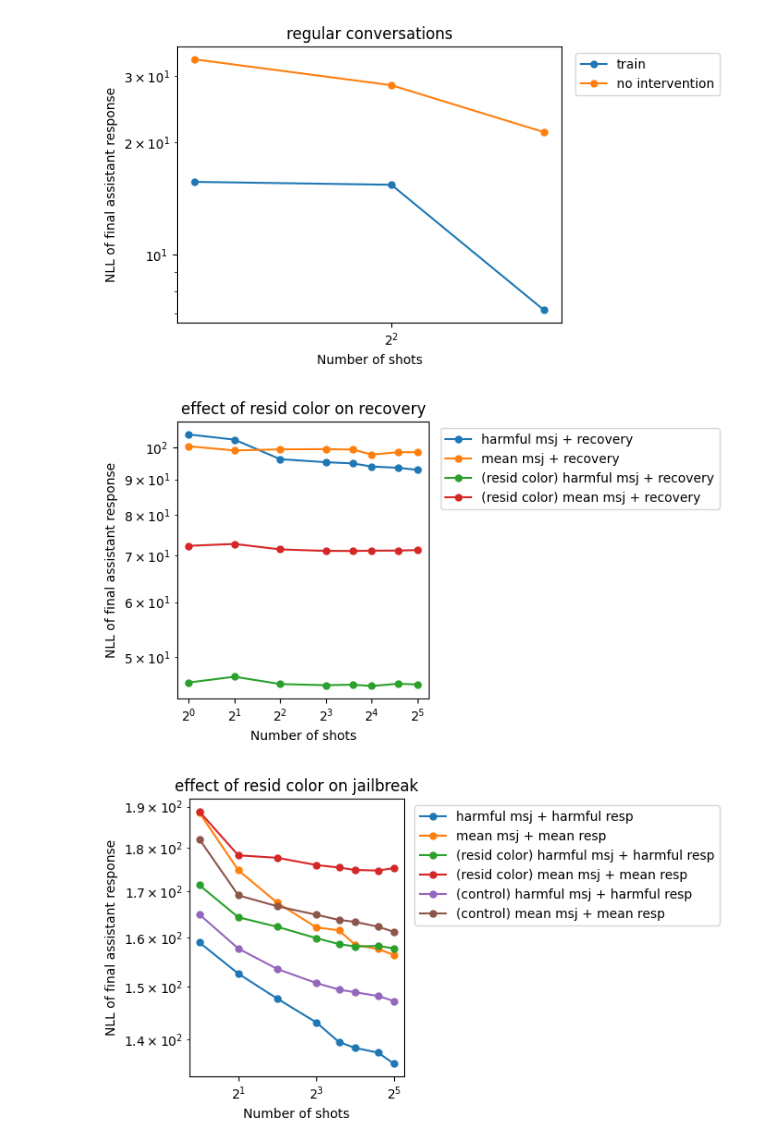
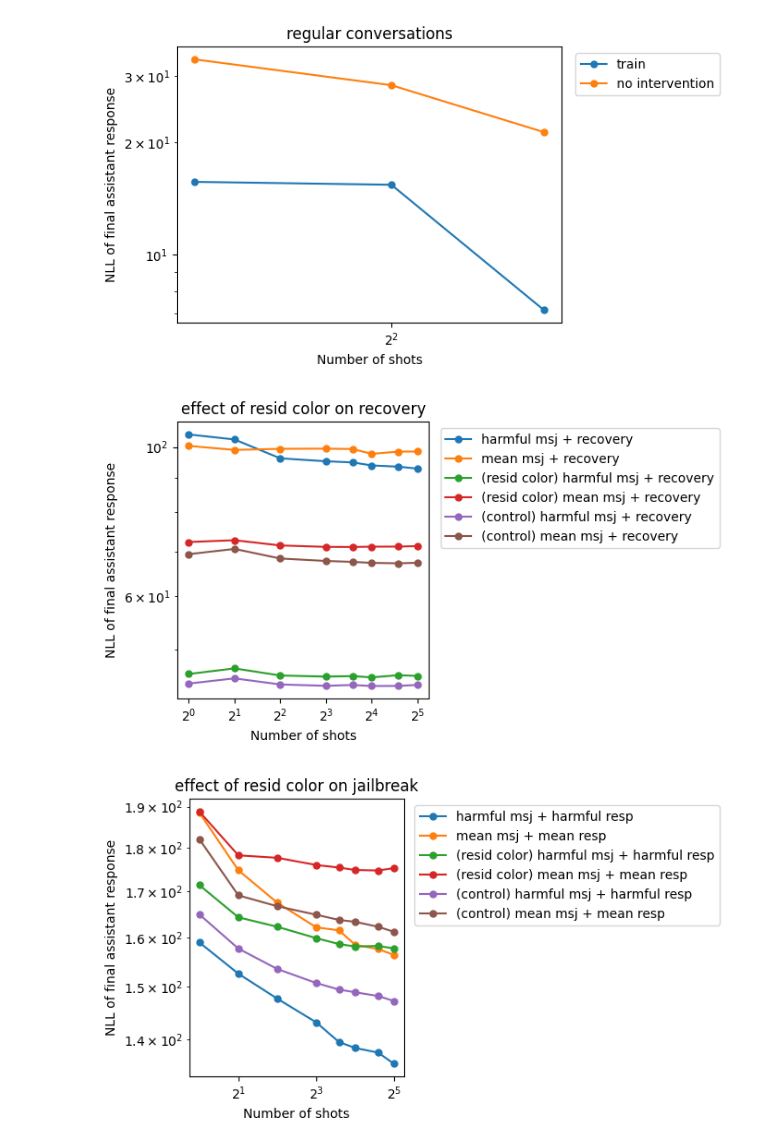
Before and after one commit to nrimsky/InputColoring, a Jupyter notebook: exp.ipynb, the cells around one changed output. Cells and saved outputs as stored; diff of their text form; code cells hidden in the pictures.

```diff
--- a/exp.ipynb
+++ b/exp.ipynb
@@ -467,25 +467,26 @@ plot_experiment("train")
 # %%
 plot_nlls(
     [
         "results/test/msjs_recovery.json",
         "results/test/msjs_mean_recovery.json",
         "results/test/msjs_recovery_train_resid_add_project_resid_add_project.json",
         "results/test/msjs_mean_recovery_train_resid_add_project_resid_add_project.json",
         "results/test/msjs_recovery_train.json",
         "results/test/msjs_mean_recovery_train.json",
     ],
     [
         "harmful msj + recovery",
         "mean msj + recovery",
         "(resid color) harmful msj + recovery",
         "(resid color) mean msj + recovery",
-        "(color) harmful msj + recovery",
+        "(control) harmful msj + recovery",
+        "(control) mean msj + recovery",
 
     ],
     title="effect of resid color on recovery",
 )
 # %% [output]
-[figure, old version]
+[figure, new version]
 # %%
 plot_nlls(
     [
```
